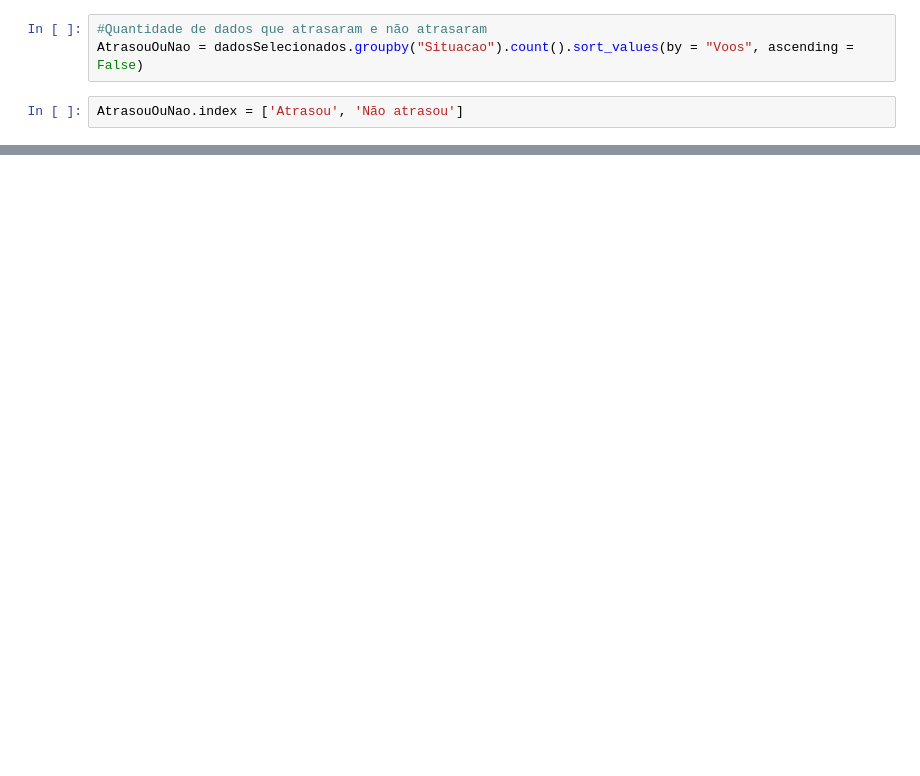
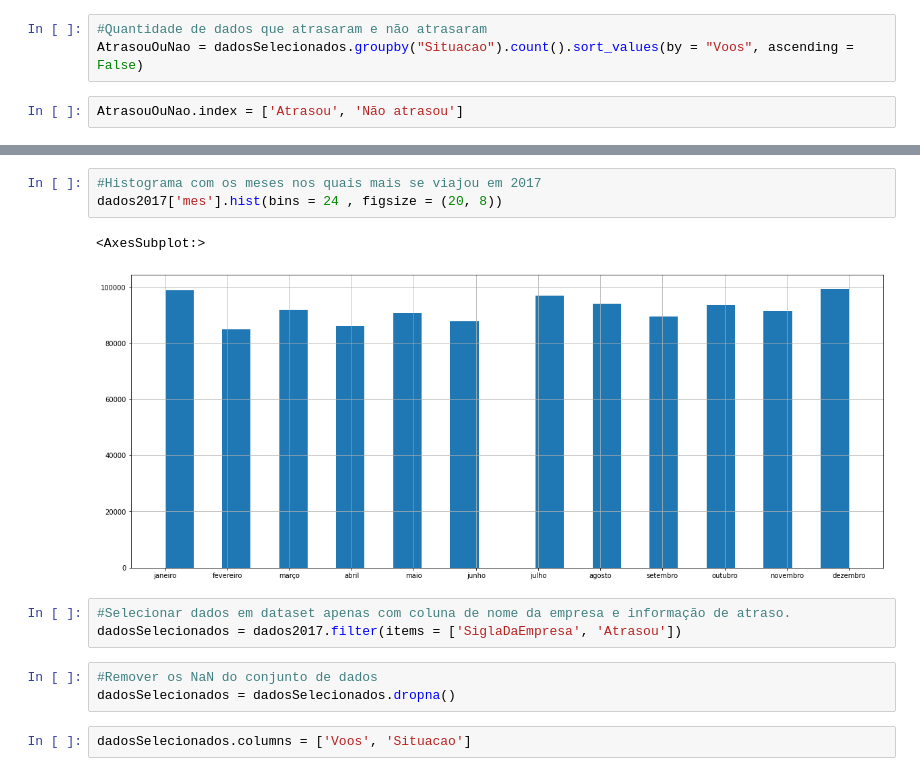
Before and after one commit to rafaelbsfarias/Projeto01_MATA62, a Jupyter notebook: 2_Tratando_Dados_e_Visualização.ipynb, the cells around one changed output, grey strips where cells are left out. Drawn from its saved outputs; the diff is of its cells as text; blank space fills up the shorter version.

```diff
--- a/2_Tratando_Dados_e_Visualização.ipynb
+++ b/2_Tratando_Dados_e_Visualização.ipynb
@@ -144,0 +302,14 @@ dadosSelecionados.head()
+# %%
+#Histograma com os meses nos quais mais se viajou em 2017
+dados2017['mes'].hist(bins = 24 , figsize = (20, 8))
+# %% [output]
+<AxesSubplot:>
+[figure, added]
+# %%
+#Selecionar dados em dataset apenas com coluna de nome da empresa e informação de atraso.
+dadosSelecionados = dados2017.filter(items = ['SiglaDaEmpresa', 'Atrasou'])
+# %%
+#Remover os NaN do conjunto de dados
+dadosSelecionados = dadosSelecionados.dropna()
+# %%
+dadosSelecionados.columns = ['Voos', 'Situacao']
```
Also changed, not shown: parts of 31 cells of this notebook.
